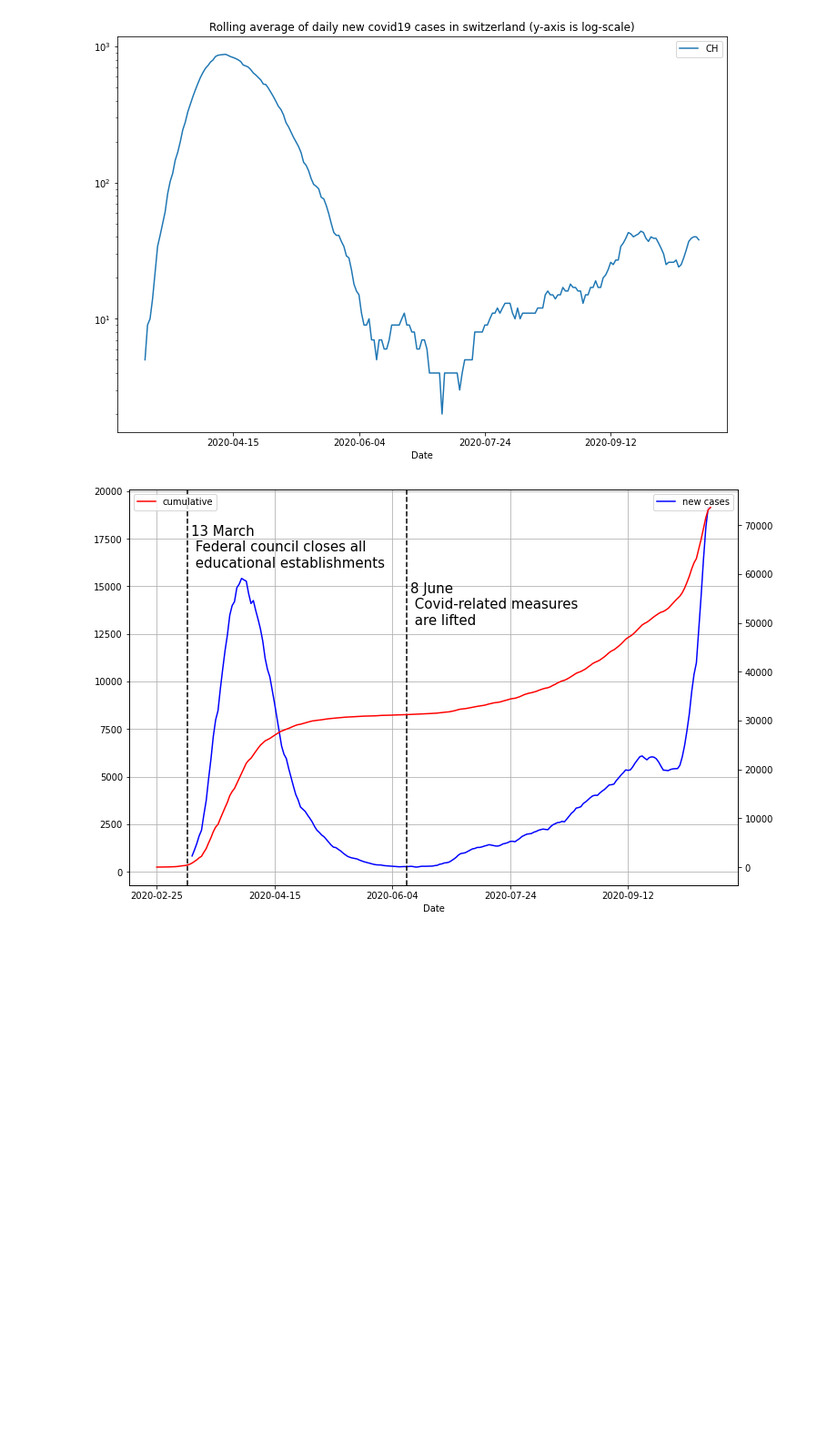
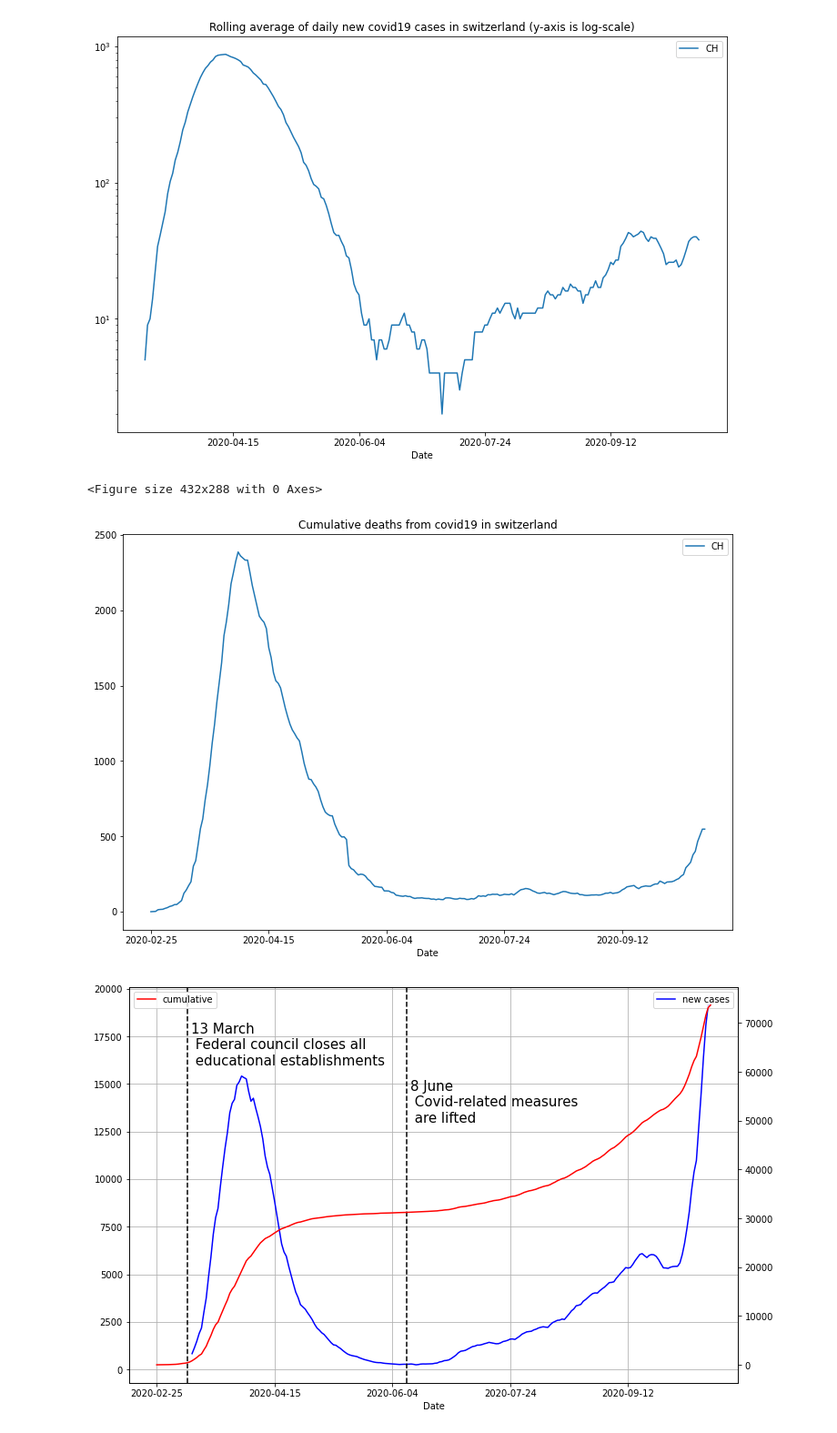
Before and after one commit to RenardDesNeiges/covid_notebooks, a Jupyter notebook: Total covid cases.ipynb, the cells around one changed output. Shown: that part at 91% size. Cells and saved outputs as stored; diff of their text form; code cells hidden in the pictures; blank space fills up the shorter version.

```diff
--- a/Total covid cases.ipynb
+++ b/Total covid cases.ipynb
@@ -17,6 +17,8 @@ def getCSVfromGitHub(url):
 covid_19_cases = getCSVfromGitHub('https://raw.githubusercontent.com/daenuprobst/covid19-cases-switzerland/master/covid19_cases_switzerland_openzh.csv')
 # covid19 deaths csv
 covid_19_deaths = getCSVfromGitHub('https://raw.githubusercontent.com/daenuprobst/covid19-cases-switzerland/master/covid19_fatalities_switzerland_openzh.csv')
+# covid19 deaths csv
+covid_19_hospitalized = getCSVfromGitHub('https://raw.githubusercontent.com/daenuprobst/covid19-cases-switzerland/master/covid19_hospitalized_switzerland_openzh.csv')
 # %%
 
 url = 'https://raw.githubusercontent.com/daenuprobst/covid19-cases-switzerland/master/covid19_cases_switzerland_openzh.csv'
@@ -77,6 +79,15 @@ fig = ax.get_figure()
 fig.savefig('deaths_diff.jpg')
 # %% [output]
 [figure]
+# %%
+# Plotting the total cumulative cases
+hospitalized = pd.DataFrame(covid_19_hospitalized,columns=["Date","CH"])
+plt.figure()
+ax = hospitalized.set_index('Date').plot(kind="line",figsize=(12,8),title="Cumulative deaths from covid19 in switzerland")
+fig = ax.get_figure()
+# %% [output]
+<Figure size 432x288 with 0 Axes>
+[figure, added]
 # %%
 # Plotting the total cumulative cases together with the derivative
 x = pd.DataFrame(covid_19_cases,columns=["Date"])
```
Also changed, not shown: parts of 2 cells of this notebook, 6 other files.
